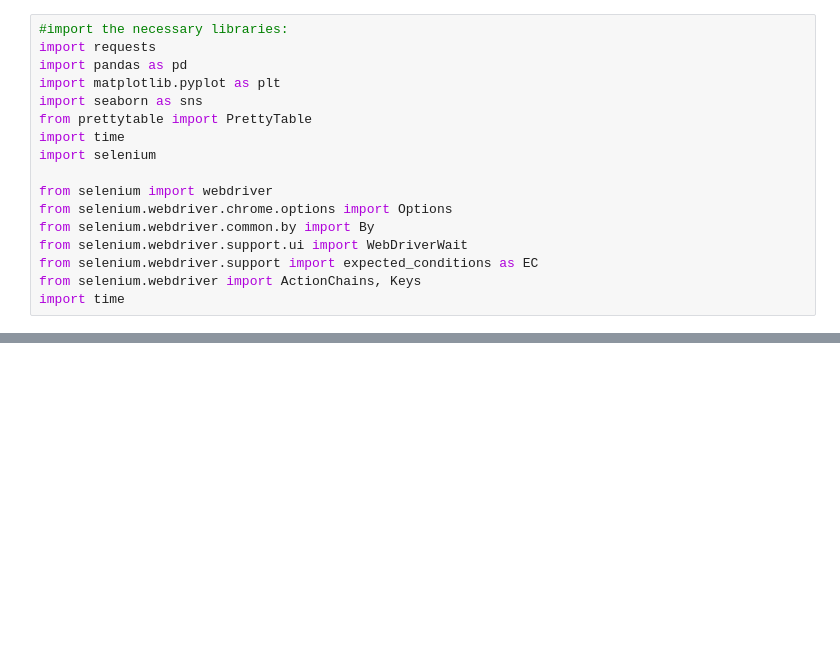
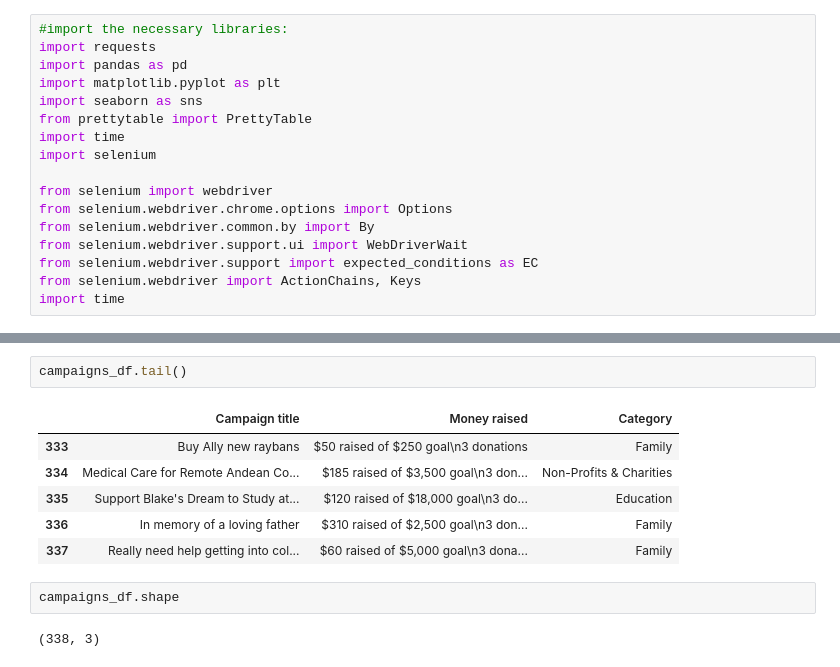
Before and after one commit to rp1177/Data-Analyst-Portfolio, a Jupyter notebook: Python/Untitled.ipynb, the cells around one changed output, grey strips where cells are left out. Cells and saved outputs as stored; diff of their text form; blank space fills up the shorter version.

```diff
--- a/Python/Untitled.ipynb
+++ b/Python/Untitled.ipynb
@@ -61,0 +117,13 @@ driver.close()
+# %%
+campaigns_df.tail()
+# %% [output]
+|  | Campaign title | Money raised | Category |
+| 333 | Buy Ally new raybans | $50 raised of $250 goal\n3 donations | Family |
+| 334 | Medical Care for Remote Andean Co... | $185 raised of $3,500 goal\n3 don... | Non-Profits & Charities |
+| 335 | Support Blake's Dream to Study at... | $120 raised of $18,000 goal\n3 do... | Education |
+| 336 | In memory of a loving father | $310 raised of $2,500 goal\n3 don... | Family |
+| 337 | Really need help getting into col... | $60 raised of $5,000 goal\n3 dona... | Family |
+# %%
+campaigns_df.shape
+# %% [output]
+(338, 3)
```
Also changed, not shown: parts of 12 cells of this notebook.
